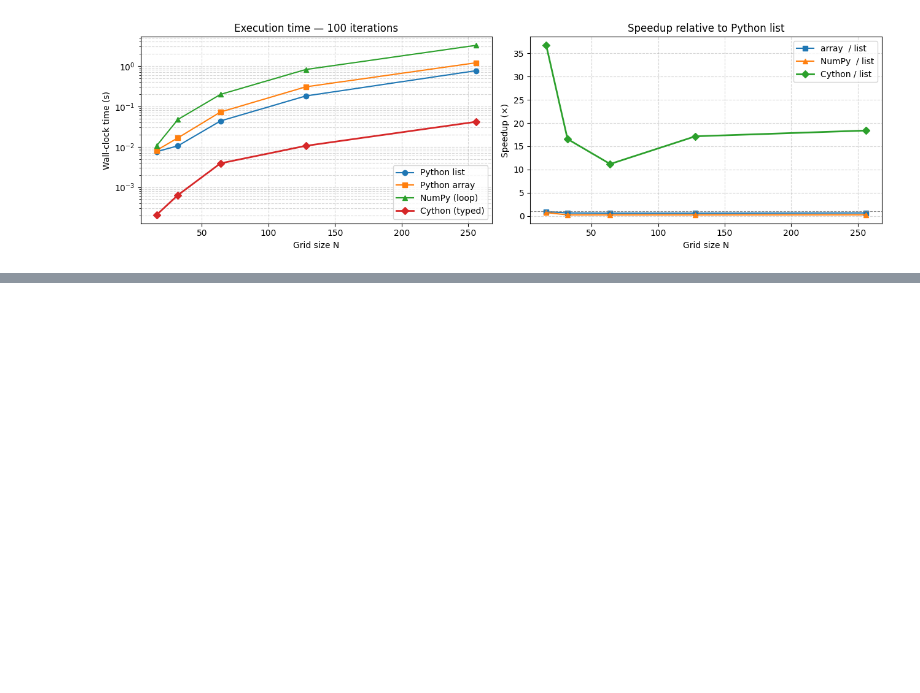
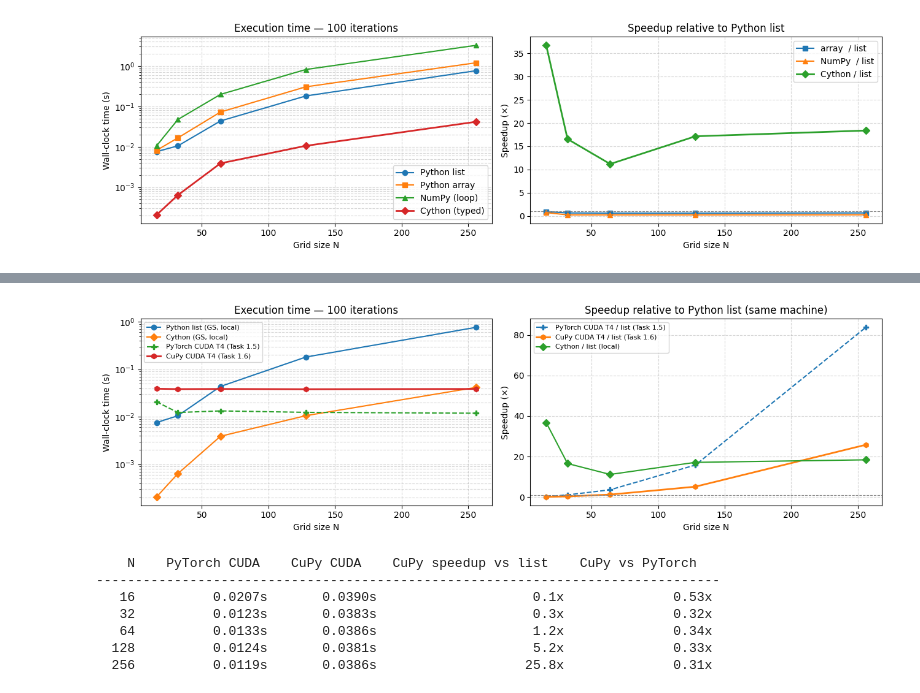
Before and after one commit to Zhermit09/DD2358, a Jupyter notebook: Ass3/excersice1/task1_1.ipynb, the cells around one changed output, grey strips where cells are left out. Cells and saved outputs as stored; diff of their text form; code cells hidden in the pictures; blank space fills up the shorter version.

```diff
--- a/Ass3/excersice1/task1_1.ipynb
+++ b/Ass3/excersice1/task1_1.ipynb
@@ -351,0 +549,16 @@ plt.show()
+# %%
+try:
+    import cupy as cp
+    cupy_available = True
+
+    ver   = cp.__version__
+    cuda  = cp.cuda.runtime.runtimeGetVersion()
+    props = cp.cuda.runtime.getDeviceProperties(0)
+    name  = props['name'].decode() if isinstance(props['name'], bytes) else props['name']
+    mem   = cp.cuda.Device(0).mem_info             # (free, total) bytes
+    print(f"CuPy {ver}  |  CUDA runtime {cuda // 1000}.{(cuda % 1000) // 10}")
+    print(f"GPU : {name}")
+    print(f"VRAM: {mem[1] / 2**30:.1f} GiB total,  {mem[0] / 2**30:.1f} GiB free")
+except (ImportError, Exception) as e:
+    cupy_available = False
+    print(f"CuPy not available ({e}).")
@@ -351,0 +605,54 @@ plt.show()
+# %%
+# Colab T4 CuPy results (hardcoded from run above)
+colab_cupy = [0.0390, 0.0383, 0.0386, 0.0381, 0.0386]
+
+fig, axes = plt.subplots(1, 2, figsize=(13, 4))
+
+# ── Left: absolute time ───────────────────────────────────────────────────
+ax = axes[0]
+ax.plot(GRID_SIZES, times_list,        "o-",  label="Python list (GS, local)")
+ax.plot(GRID_SIZES, times_cython,      "D-",  label="Cython (GS, local)")
+ax.plot(GRID_SIZES, colab_torch_cuda,  "P--", label="PyTorch CUDA T4 (Task 1.5)")
+ax.plot(GRID_SIZES, colab_cupy,        "h-",  label="CuPy CUDA T4 (Task 1.6)", linewidth=2)
+ax.set_xlabel("Grid size N")
+ax.set_ylabel("Wall-clock time (s)")
+ax.set_title(f"Execution time — {ITERS} iterations")
+ax.set_yscale("log")
+ax.legend(fontsize=8)
+ax.grid(True, which="both", linestyle="--", alpha=0.5)
+
+# ── Right: speedup vs Python list (Colab baseline) ────────────────────────
+ax = axes[1]
+ax.plot(GRID_SIZES, [l/t for l, t in zip(colab_list, colab_torch_cuda)],
+        "P--", label="PyTorch CUDA T4 / list (Task 1.5)")
+ax.plot(GRID_SIZES, [l/c for l, c in zip(colab_list, colab_cupy)],
+        "h-",  label="CuPy CUDA T4 / list (Task 1.6)", linewidth=2)
+ax.plot(GRID_SIZES, [l/c for l, c in zip(times_list, times_cython)],
+        "D-",  label="Cython / list (local)")
+ax.axhline(1, color="gray", linestyle="--", linewidth=0.8)
+ax.set_xlabel("Grid size N")
+ax.set_ylabel("Speedup (×)")
+ax.set_title("Speedup relative to Python list (same machine)")
+ax.legend(fontsize=8)
+ax.grid(True, linestyle="--", alpha=0.5)
+
+plt.tight_layout()
+plt.show()
+
+# ── Summary table ──────────────────────────────────────────────────────────
+print(f"\n{'N':>5}  {'PyTorch CUDA':>14}  {'CuPy CUDA':>11}  {'CuPy speedup vs list':>22}  {'CuPy vs PyTorch':>17}")
+print("-" * 80)
+for i, N in enumerate(GRID_SIZES):
+    print(f"{N:>5}  {colab_torch_cuda[i]:>14.4f}s"
+          f"  {colab_cupy[i]:>11.4f}s"
+          f"  {colab_list[i]/colab_cupy[i]:>21.1f}x"
+          f"  {colab_torch_cuda[i]/colab_cupy[i]:>16.2f}x")
+# %% [output]
+[figure, added]
+    N    PyTorch CUDA    CuPy CUDA    CuPy speedup vs list    CuPy vs PyTorch
+--------------------------------------------------------------------------------
+   16          0.0207s       0.0390s                    0.1x              0.53x
+   32          0.0123s       0.0383s                    0.3x              0.32x
+   64          0.0133s       0.0386s                    1.2x              0.34x
+  128          0.0124s       0.0381s                    5.2x              0.33x
+  256          0.0119s       0.0386s                   25.8x              0.31x
```
Also changed, not shown: parts of 17 cells of this notebook, 6 other files.
